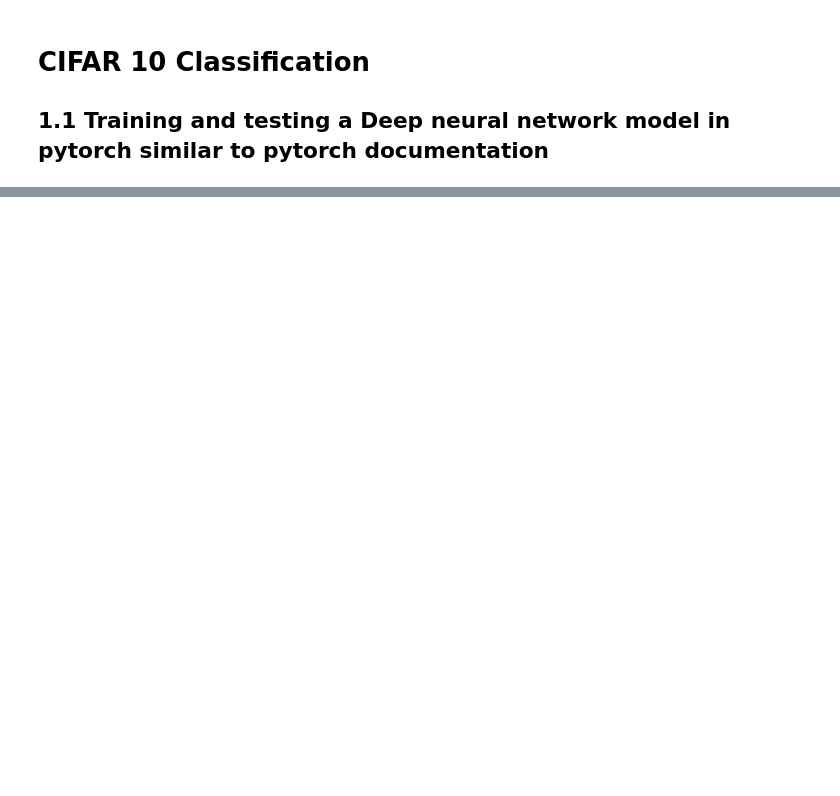
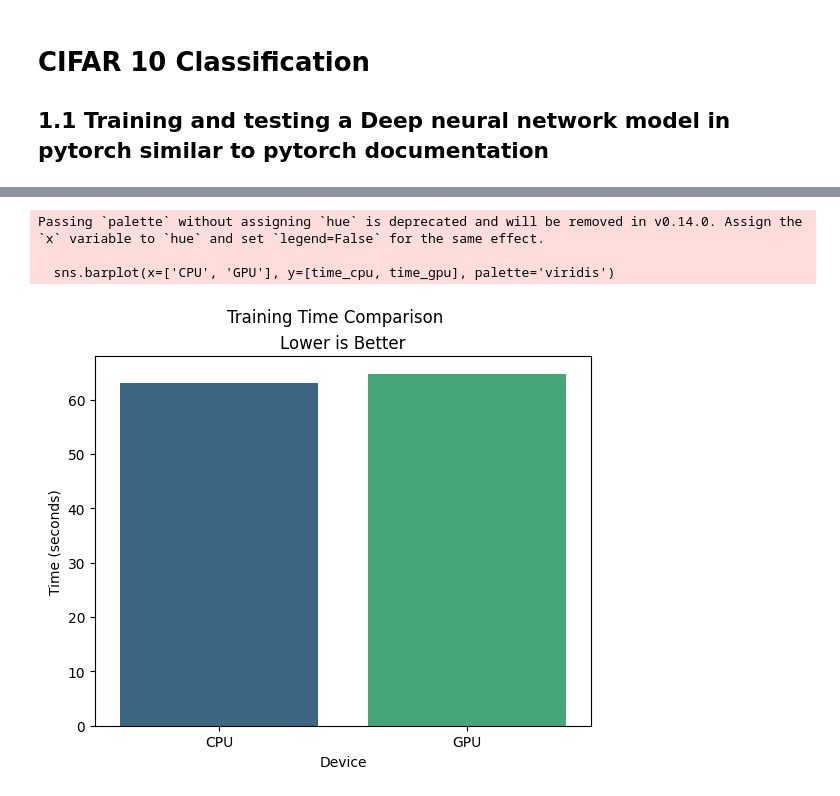
Before and after one commit to AhmedElshazlyAE/CNN-Image-Classifier, a Jupyter notebook: CIFAR10-Classification.ipynb, the cells around one changed output, grey strips where cells are left out. Cells and saved outputs as stored; diff of their text form; code cells hidden in the pictures; blank space fills up the shorter version.

```diff
--- a/CIFAR10-Classification.ipynb
+++ b/CIFAR10-Classification.ipynb
@@ -119,0 +278,34 @@ optimizer = optim.SGD(net.parameters(), lr=0.001, momentum=0.9)
+# %%
+optimizer_gpu = optim.SGD(net_gpu.parameters(), lr=0.001, momentum=0.9)
+# %%
+start = time.perf_counter()
+# reusing the same training loop as before but now with the model
+# and data on the GPU to take advantage of faster computations.
+for epoch in range(2):
+    running_loss = 0.0
+    for i, data in enumerate(trainloader, 0):
+        inputs, labels = data
+
+        # moving the inputs and labels to the same device as the model (GPU in this case)
+        # to ensure that the computations are performed on the GPU.
+        inputs = inputs.to(device)
+        labels = labels.to(device)
+
+        optimizer_gpu.zero_grad()
+
+        outputs = net_gpu(inputs)
+
+        loss = criterion(outputs, labels)
+
+        loss.backward()
+
+        optimizer_gpu.step()
+
+        running_loss += loss.item()
+        if i % 2000 == 1999:
+            print(f'[{epoch + 1}, {i + 1:5d}] loss: {running_loss / 2000:.3f}')
+            running_loss = 0.0
+
+end = time.perf_counter()
+time_gpu = end - start
+print(f'Finished Training in {time_gpu:.2f} seconds')
@@ -119,0 +326,16 @@ optimizer = optim.SGD(net.parameters(), lr=0.001, momentum=0.9)
+# %%
+import seaborn as sns
+
+# Creating a bar plot to compare the training times
+sns.barplot(x=['CPU', 'GPU'], y=[time_cpu, time_gpu], palette='viridis')
+plt.suptitle('Training Time Comparison')
+plt.title('Lower is Better')
+plt.xlabel('Device')
+plt.ylabel('Time (seconds)')
+
+plt.show()
+# %% [output]
+Passing `palette` without assigning `hue` is deprecated and will be removed in v0.14.0. Assign the `x` variable to `hue` and set `legend=False` for the same effect.
+
+  sns.barplot(x=['CPU', 'GPU'], y=[time_cpu, time_gpu], palette='viridis')
+[figure, added]
```
Also changed, not shown: parts of 18 cells of this notebook, 2 other files.
